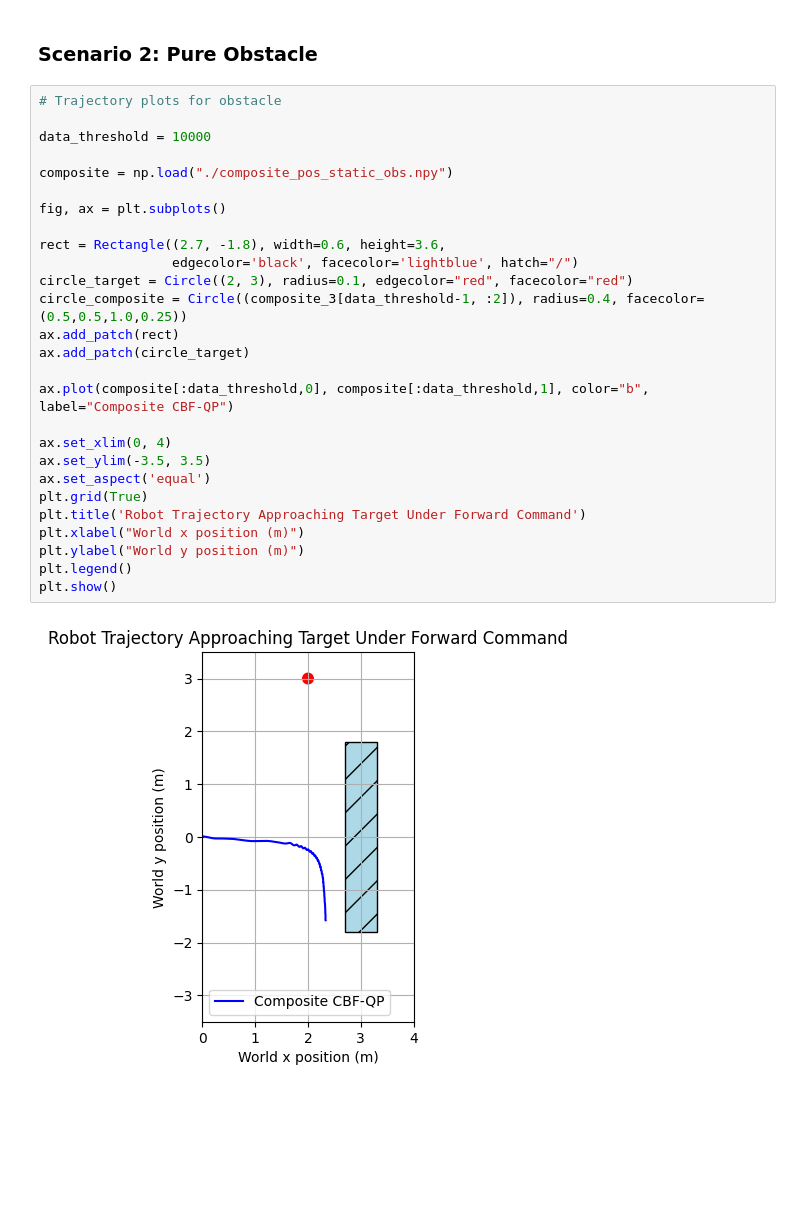
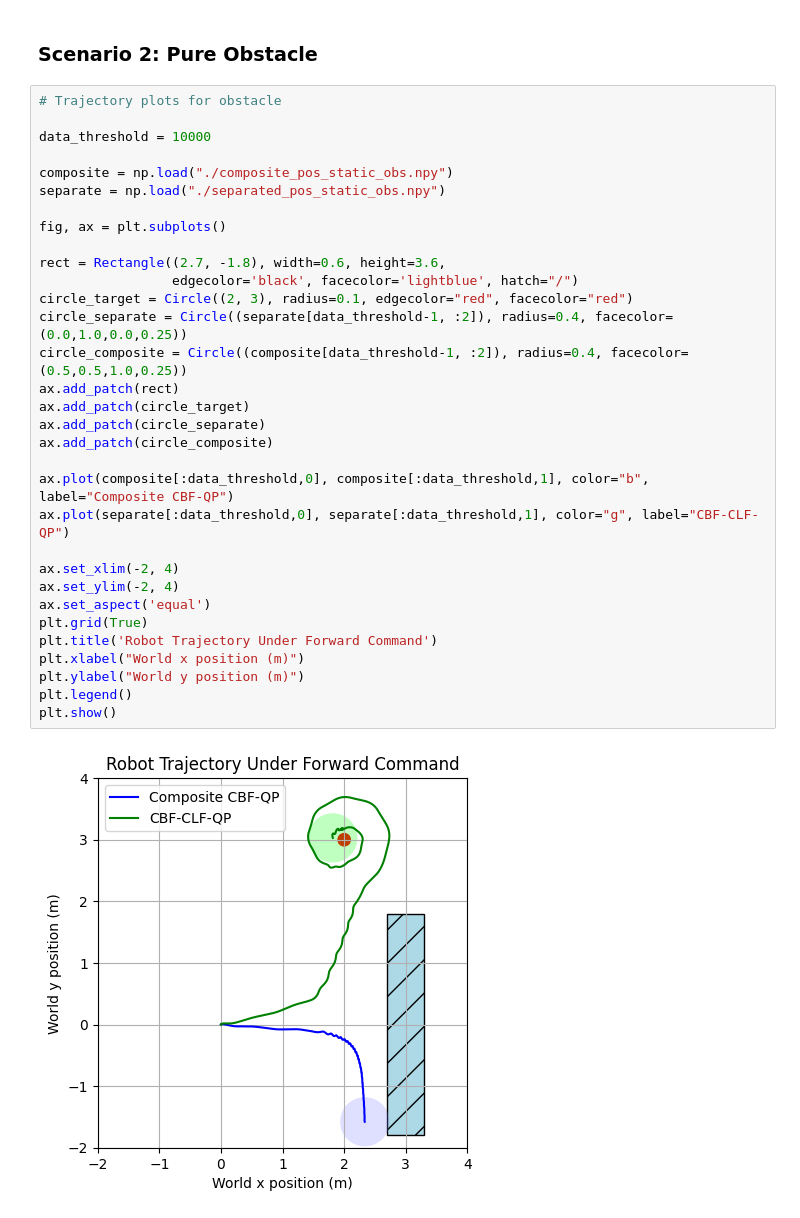
Before and after one commit to famsvip/Robot-Navigation-Collision-Avoidance-, a Jupyter notebook: data/plotting.ipynb, the cells around one changed output. Cells and saved outputs as stored; diff of their text form; blank space fills up the shorter version.

Commit message:
Composite moving obstacle

```diff
--- a/data/plotting.ipynb
+++ b/data/plotting.ipynb
@@ -325,29 +325,34 @@ plt.show()
 # %%
 # Trajectory plots for obstacle
 
 data_threshold = 10000
 
 composite = np.load("./composite_pos_static_obs.npy")
+separate = np.load("./separated_pos_static_obs.npy")
 
 fig, ax = plt.subplots()
 
 rect = Rectangle((2.7, -1.8), width=0.6, height=3.6,
                  edgecolor='black', facecolor='lightblue', hatch="/")
 circle_target = Circle((2, 3), radius=0.1, edgecolor="red", facecolor="red")
-circle_composite = Circle((composite_3[data_threshold-1, :2]), radius=0.4, facecolor=(0.5,0.5,1.0,0.25))
+circle_separate = Circle((separate[data_threshold-1, :2]), radius=0.4, facecolor=(0.0,1.0,0.0,0.25))
+circle_composite = Circle((composite[data_threshold-1, :2]), radius=0.4, facecolor=(0.5,0.5,1.0,0.25))
 ax.add_patch(rect)
 ax.add_patch(circle_target)
+ax.add_patch(circle_separate)
+ax.add_patch(circle_composite)
 
 ax.plot(composite[:data_threshold,0], composite[:data_threshold,1], color="b", label="Composite CBF-QP")
+ax.plot(separate[:data_threshold,0], separate[:data_threshold,1], color="g", label="CBF-CLF-QP")
 
-ax.set_xlim(0, 4)
-ax.set_ylim(-3.5, 3.5)
+ax.set_xlim(-2, 4)
+ax.set_ylim(-2, 4)
 ax.set_aspect('equal')
 plt.grid(True)
-plt.title('Robot Trajectory Approaching Target Under Forward Command')
+plt.title('Robot Trajectory Under Forward Command')
 plt.xlabel("World x position (m)")
 plt.ylabel("World y position (m)")
 plt.legend()
 plt.show()
 # %% [output]
-[figure, old version]
+[figure, new version]
```
Also changed, not shown: parts of 6 cells of this notebook, 18 other files.
